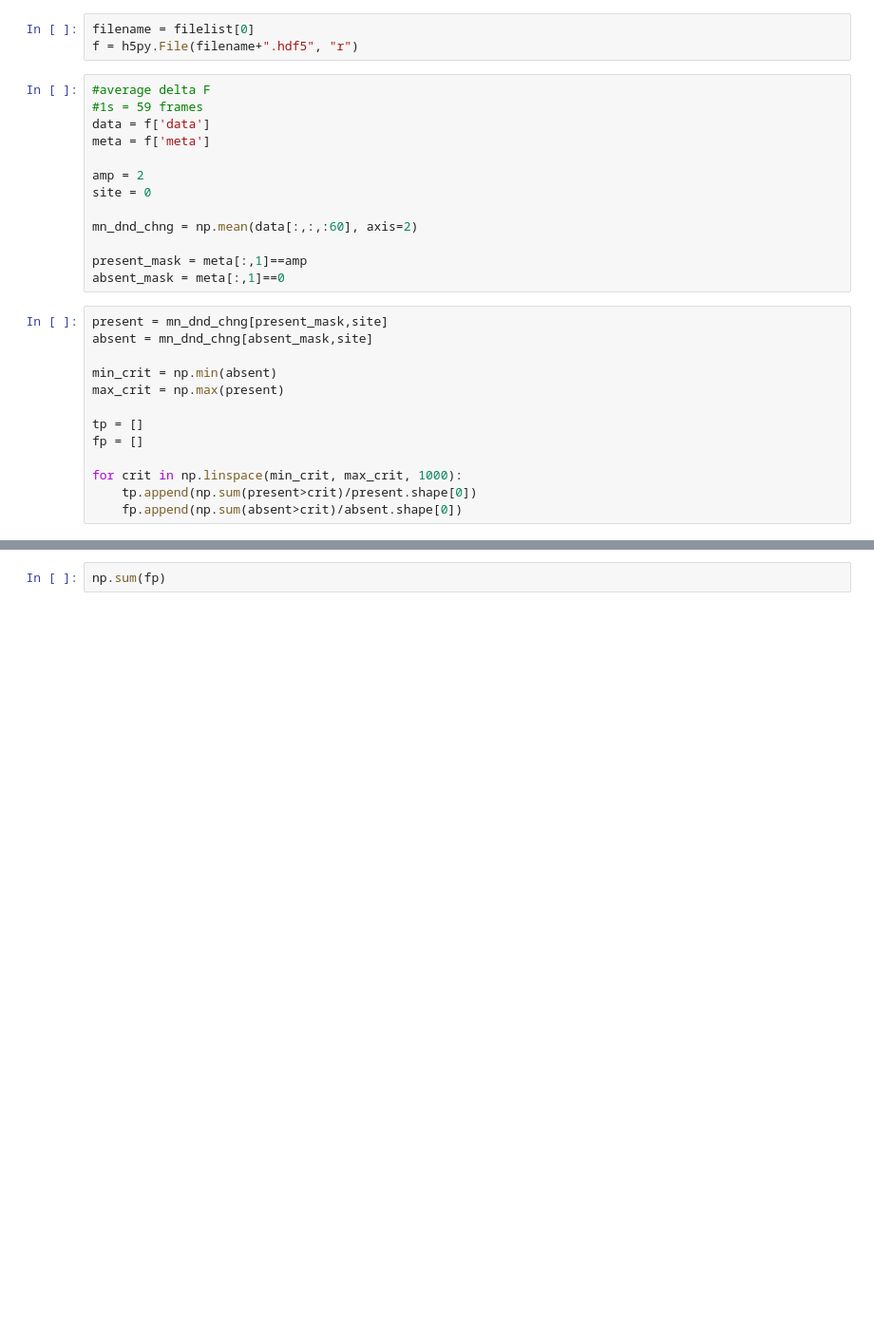
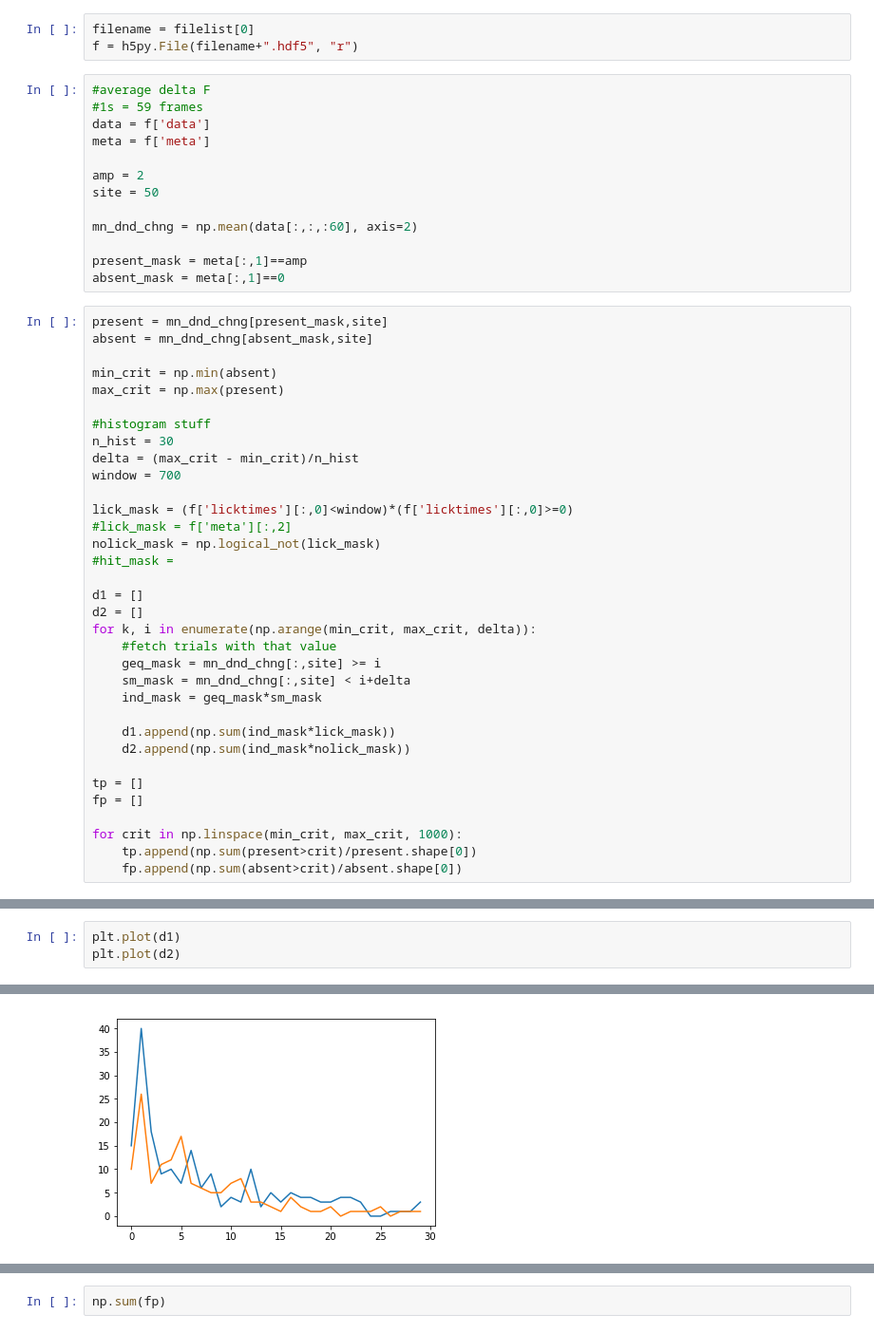
Before and after one commit to ge00rg/LabRotSprekeler, a Jupyter notebook: ROC.ipynb, the cells around one changed output, grey strips where cells are left out. Shown at 95% size. Cells and saved outputs as stored; diff of their text form; blank space fills up the shorter version.

```diff
--- a/ROC.ipynb
+++ b/ROC.ipynb
@@ -25,7 +28,7 @@ data = f['data']
 meta = f['meta']
 
 amp = 2
-site = 0
+site = 50
 
 mn_dnd_chng = np.mean(data[:,:,:60], axis=2)
 
@@ -38,6 +41,27 @@ absent = mn_dnd_chng[absent_mask,site]
 min_crit = np.min(absent)
 max_crit = np.max(present)
 
+#histogram stuff
+n_hist = 30
+delta = (max_crit - min_crit)/n_hist
+window = 700
+
+lick_mask = (f['licktimes'][:,0]<window)*(f['licktimes'][:,0]>=0)
+#lick_mask = f['meta'][:,2]
+nolick_mask = np.logical_not(lick_mask)
+#hit_mask =
+
+d1 = []
+d2 = []
+for k, i in enumerate(np.arange(min_crit, max_crit, delta)):
+    #fetch trials with that value
+    geq_mask = mn_dnd_chng[:,site] >= i
+    sm_mask = mn_dnd_chng[:,site] < i+delta
+    ind_mask = geq_mask*sm_mask
+
+    d1.append(np.sum(ind_mask*lick_mask))
+    d2.append(np.sum(ind_mask*nolick_mask))
+
 tp = []
 fp = []
 
@@ -61,0 +185,4 @@ np.sum(np.asarray(fp))/1000
+# %%
+plt.plot(d1)
+plt.plot(d2)
+# %% [output]
@@ -61,0 +190 @@ np.sum(np.asarray(fp))/1000
+[figure, added]
```
Also changed, not shown: parts of 10 cells of this notebook, 3 other files.
